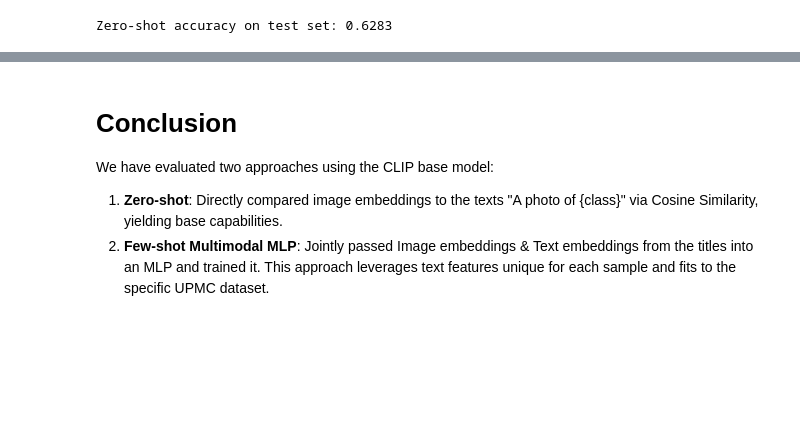
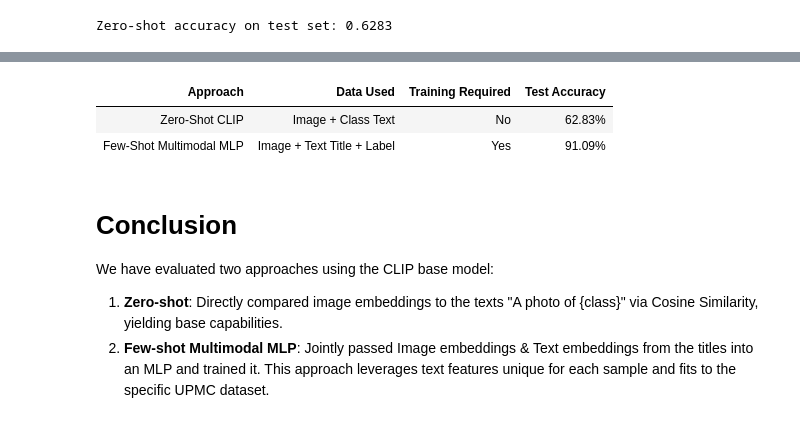
Before and after one commit to phamtranminhtri/deep_learning_assignment, a Jupyter notebook: source/assignment_1/multimodal/multimodal.ipynb, the cells around one changed output, grey strips where cells are left out. Cells and saved outputs as stored; diff of their text form; code cells hidden in the pictures; blank space fills up the shorter version.

```diff
--- a/source/assignment_1/multimodal/multimodal.ipynb
+++ b/source/assignment_1/multimodal/multimodal.ipynb
@@ -512,3 +571,17 @@ KeyboardInterrupt:
+# %%
+comparison_df = pd.DataFrame({
+    'Approach': ['Zero-Shot CLIP', 'Few-Shot Multimodal MLP'],
+    'Data Used': ['Image + Class Text', 'Image + Text Title + Label'],
+    'Training Required': ['No', 'Yes'],
+    'Test Accuracy': [f"{zero_shot_acc*100:.2f}%", f"{test_accuracy*100:.2f}%"]
+})
+
+from IPython.display import display, HTML
+display(HTML(comparison_df.to_html(index=False)))
+# %% [output]
+| Approach | Data Used | Training Required | Test Accuracy |
+| Zero-Shot CLIP | Image + Class Text | No | 62.83% |
+| Few-Shot Multimodal MLP | Image + Text Title + Label | Yes | 91.09% |
 # %% [markdown]
 # Conclusion
 
```
Also changed, not shown: parts of 5 cells of this notebook.
